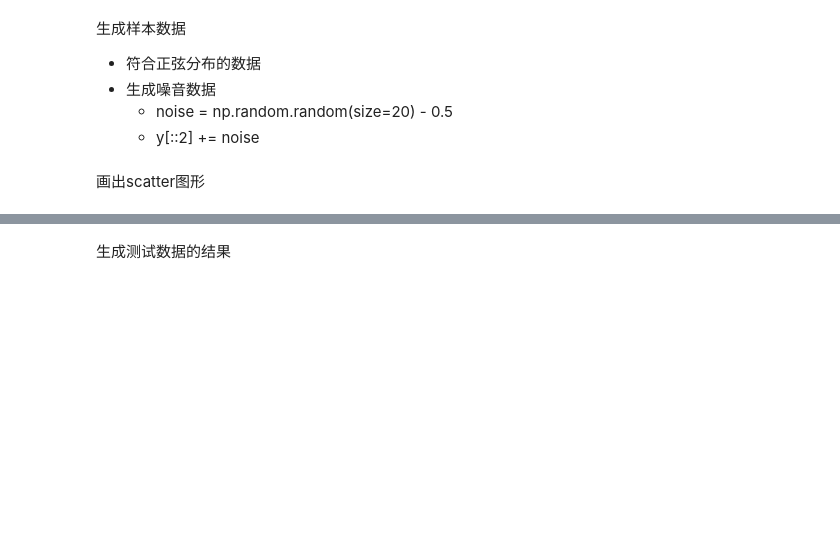
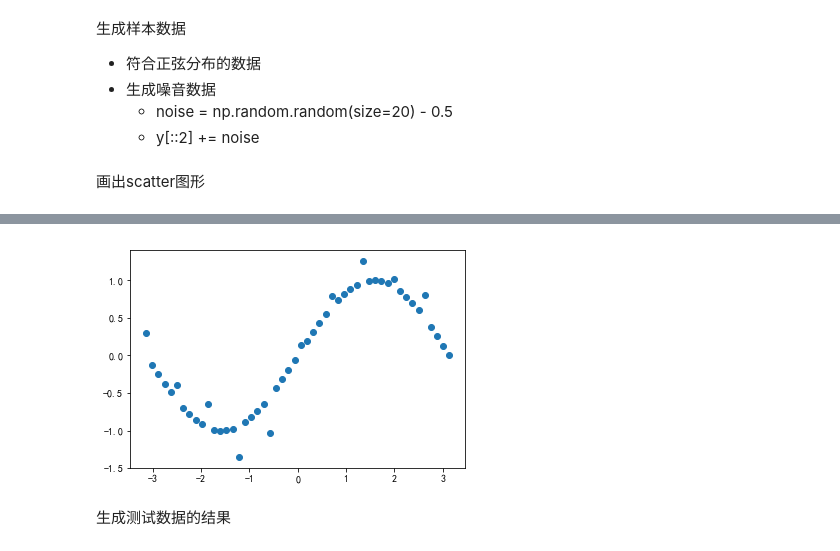
Before and after one commit to disenQF/05data, a Jupyter notebook: day09/knn.ipynb, the cells around one changed output, grey strips where cells are left out. Drawn from its saved outputs; the diff is of its cells as text; code cells hidden in the pictures; blank space fills up the shorter version.

```diff
--- a/day09/knn.ipynb
+++ b/day09/knn.ipynb
@@ -352,3 +362,12 @@ plt.scatter(samples.iloc[:,0],samples.iloc[:,1],c=target)
+# %%
+# 生成噪音数据
+noise = np.random.random(size=10)-0.5
+y[::5] += noise
+# %%
+plt.scatter(X, y)
+plt.show()
+# %% [output]
+[figure, added]
 # %% [markdown]
 生成测试数据的结果
 # %% [markdown]
```
Also changed, not shown: parts of 8 cells of this notebook.
